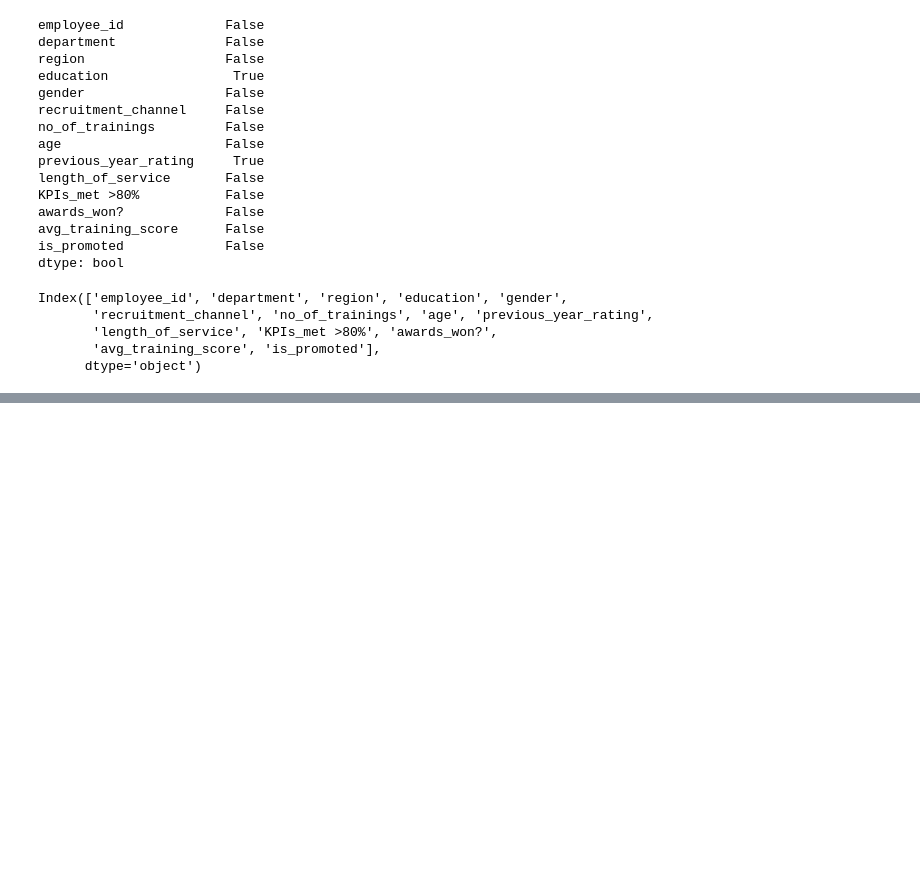
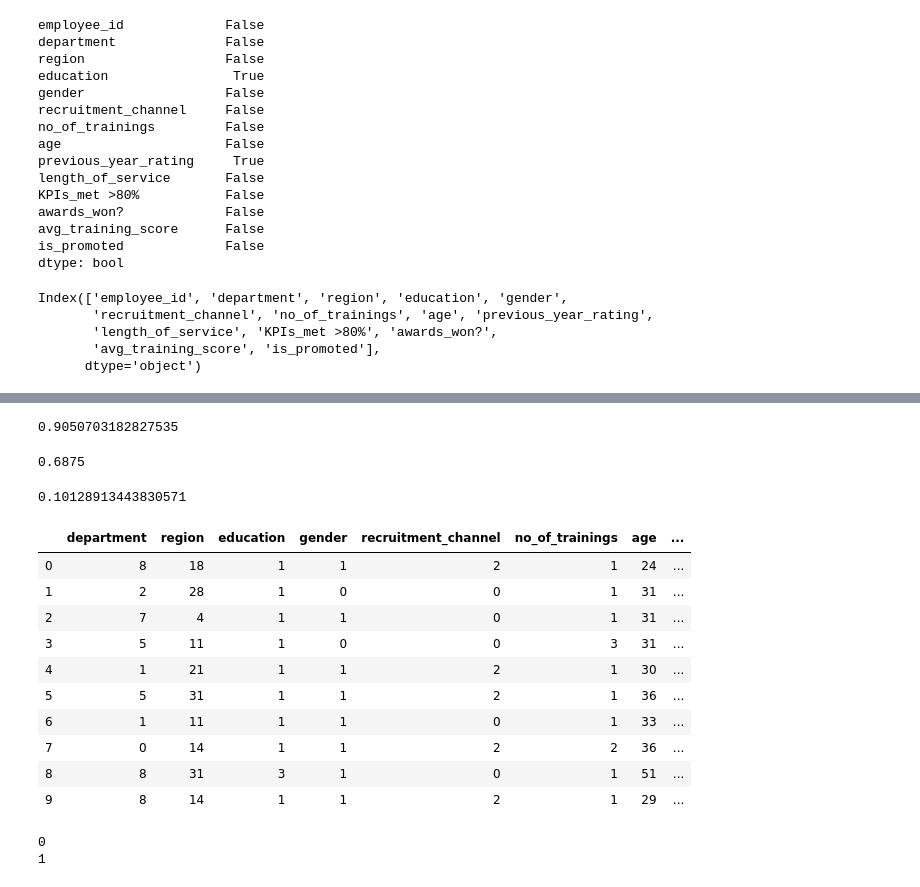
Before and after one commit to roshanrane24/QXI_DataScience_Roshan, a Jupyter notebook: Unit2_Supervised_Learning/LogisticRegression/Untitled1.ipynb, the cells around one changed output, grey strips where cells are left out. Saved outputs shown, nothing was run; the diff lists cells and outputs as text; code cells hidden in the pictures; blank space fills up the shorter version.

```diff
--- a/Unit2_Supervised_Learning/LogisticRegression/Untitled1.ipynb
+++ b/Unit2_Supervised_Learning/LogisticRegression/Untitled1.ipynb
@@ -147,0 +292,26 @@ LogisticRegression?
+# %%
+accuracy_score(ytest, ypred)
+# %% [output]
+0.9050703182827535
+# %%
+precision_score(ytest, ypred)
+# %% [output]
+0.6875
+# %%
+recall_score(ytest,ypred)
+# %% [output]
+0.10128913443830571
+# %%
+datac.head(10)
+# %% [output]
+|  | department | region | education | gender | recruitment_channel | no_of_trainings | age | ... |
+| 0 | 8 | 18 | 1 | 1 | 2 | 1 | 24 | ... |
+| 1 | 2 | 28 | 1 | 0 | 0 | 1 | 31 | ... |
+| 2 | 7 | 4 | 1 | 1 | 0 | 1 | 31 | ... |
+| 3 | 5 | 11 | 1 | 0 | 0 | 3 | 31 | ... |
+| 4 | 1 | 21 | 1 | 1 | 2 | 1 | 30 | ... |
+| 5 | 5 | 31 | 1 | 1 | 2 | 1 | 36 | ... |
+| 6 | 1 | 11 | 1 | 1 | 0 | 1 | 33 | ... |
+| 7 | 0 | 14 | 1 | 1 | 2 | 2 | 36 | ... |
+| 8 | 8 | 31 | 3 | 1 | 0 | 1 | 51 | ... |
+| 9 | 8 | 14 | 1 | 1 | 2 | 1 | 29 | ... |
@@ -147,0 +336,5 @@ LogisticRegression?
+# %%
+unique(ypredc)
+# %% [output]
+0
+1
```
Also changed, not shown: parts of 45 cells of this notebook.
